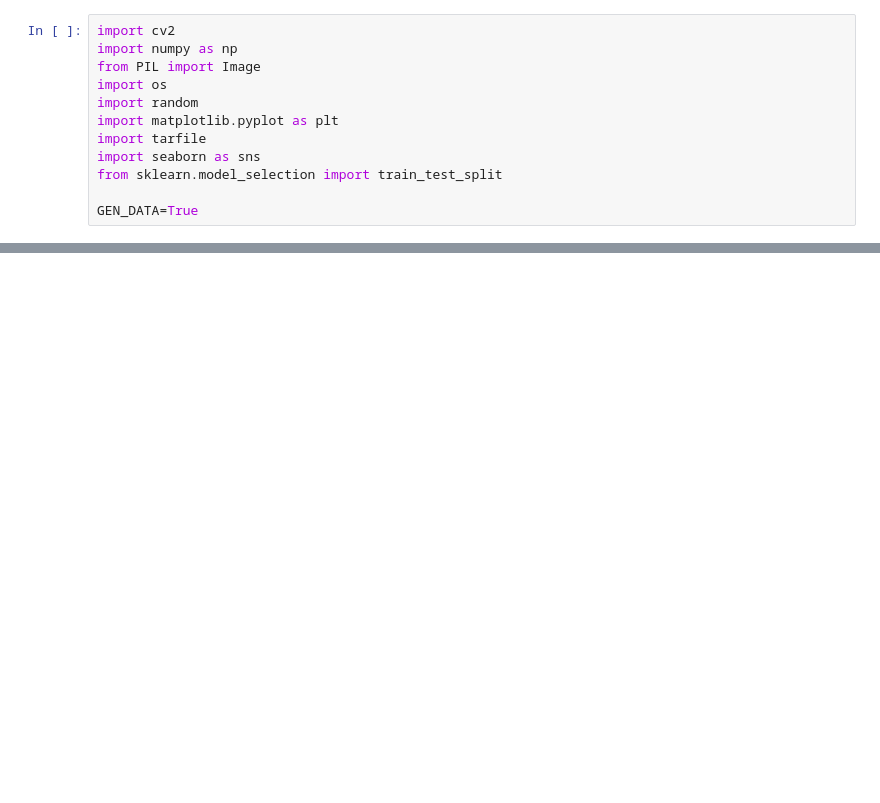
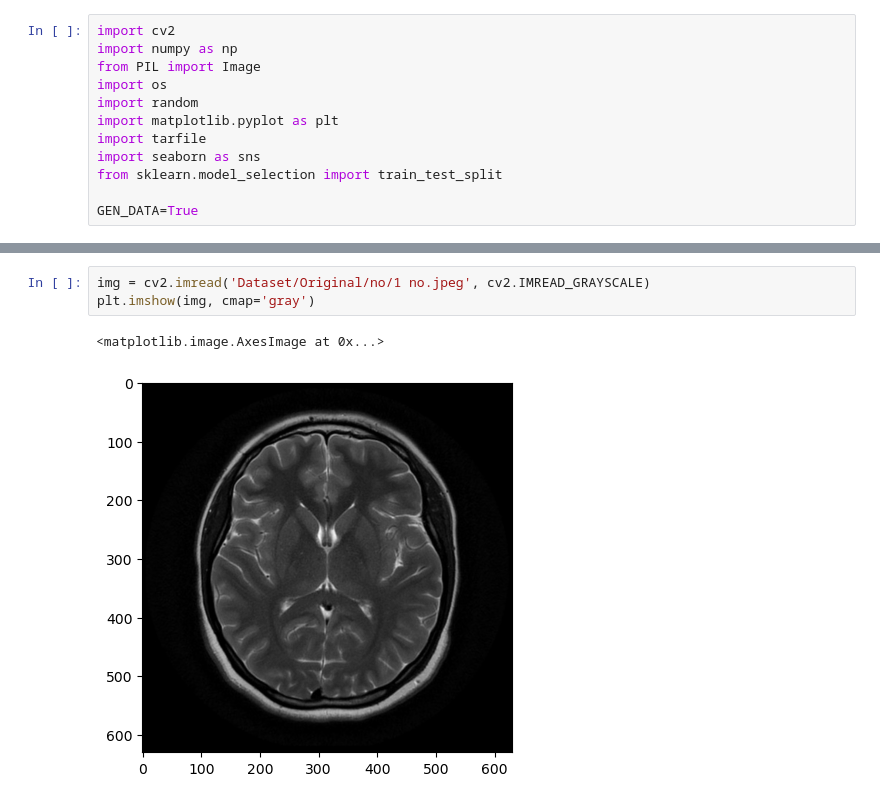
Before and after one commit to egarbow/ISYE6740_FinalProject, a Jupyter notebook: FinalProject.ipynb, the cells around one changed output, grey strips where cells are left out. Drawn from its saved outputs; the diff is of its cells as text; blank space fills up the shorter version.

```diff
--- a/FinalProject.ipynb
+++ b/FinalProject.ipynb
@@ -80,0 +67,6 @@ for directory in directories:
+# %%
+img = cv2.imread('Dataset/Original/no/1 no.jpeg', cv2.IMREAD_GRAYSCALE)
+plt.imshow(img, cmap='gray')
+# %% [output]
+<matplotlib.image.AxesImage at 0x...>
+[figure, added]
```
Also changed, not shown: parts of 8 cells of this notebook, 1 other file.
